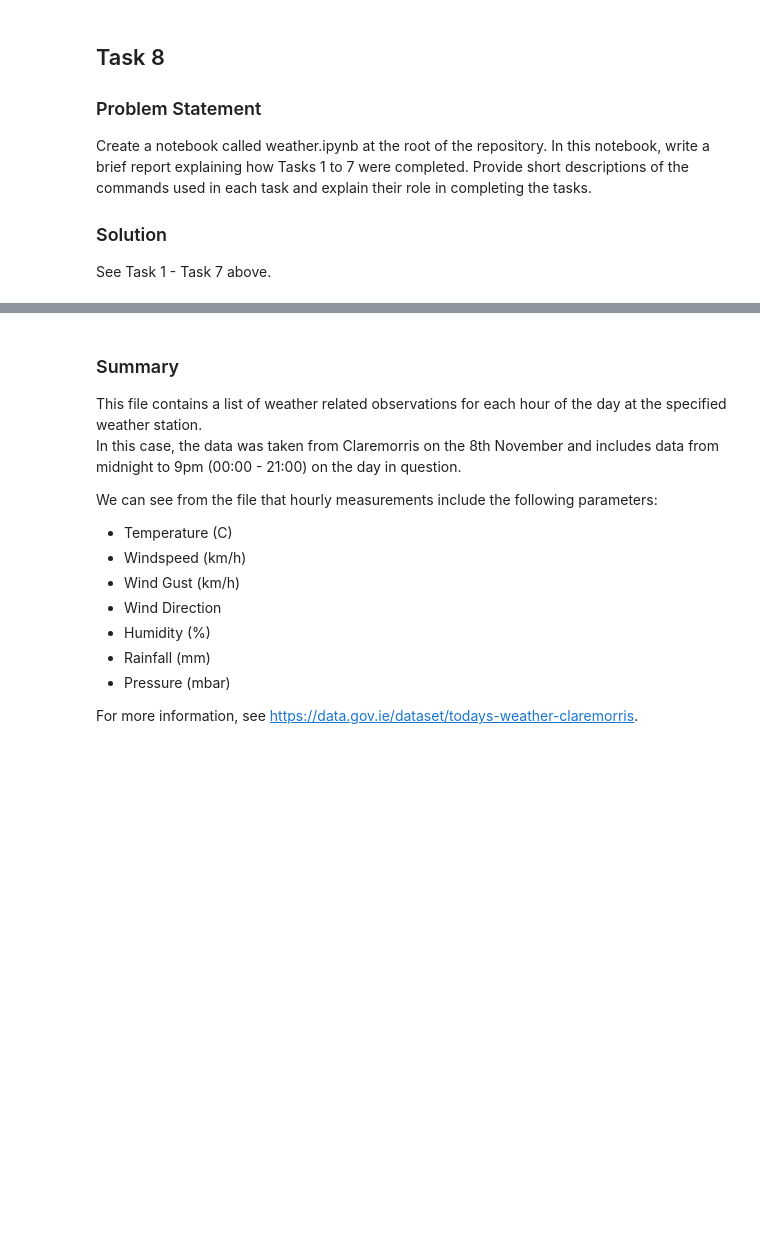
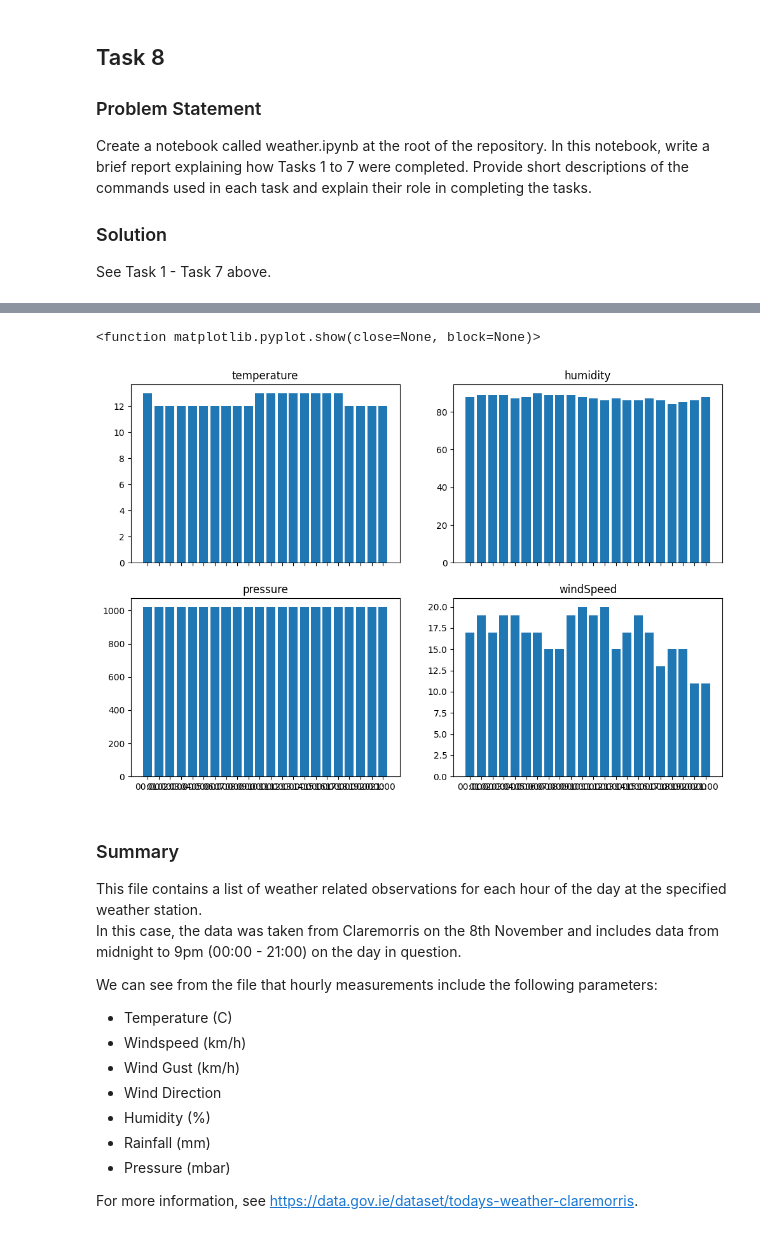
Before and after one commit to dvdgeroconnell/computer_infrastructure, a Jupyter notebook: weather.ipynb, the cells around one changed output, grey strips where cells are left out. Cells and saved outputs as stored; diff of their text form; code cells hidden in the pictures; blank space fills up the shorter version.

```diff
--- a/weather.ipynb
+++ b/weather.ipynb
@@ -171,3 +260,22 @@ print("Station:", station_data.name[0],"\n",station_stats)
+# %%
+fig, axes = plt.subplots(nrows=2, ncols=2, figsize=(12,8), sharex='col')
+ax1 = axes[0,0]
+ax2 = axes[0,1]
+ax3 = axes[1,0]
+ax4 = axes[1,1]
+ax1.set_title('temperature', fontsize=12)
+ax2.set_title('humidity', fontsize=12)
+ax3.set_title('pressure', fontsize=12)
+ax4.set_title('windSpeed', fontsize=12)
+
+ax1.bar(station_data.reportTime, station_data.temperature)
+ax2.bar(station_data.reportTime, station_data.humidity)
+ax3.bar(station_data.reportTime, station_data.pressure)
+ax4.bar(station_data.reportTime, station_data.windSpeed)
+plt.show
+# %% [output]
+<function matplotlib.pyplot.show(close=None, block=None)>
+[figure, added]
 # %% [markdown]
 ### Summary
 This file contains a list of weather related observations for each hour of the day at the specified weather station.
```
Also changed, not shown: parts of 8 cells of this notebook.
